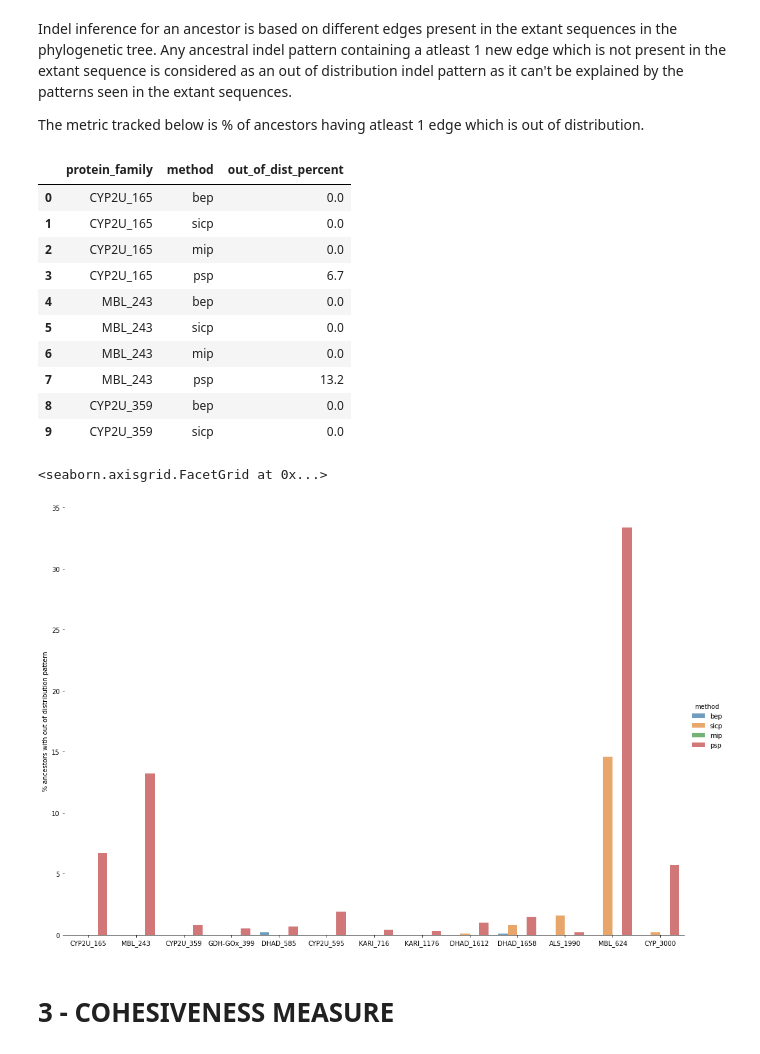
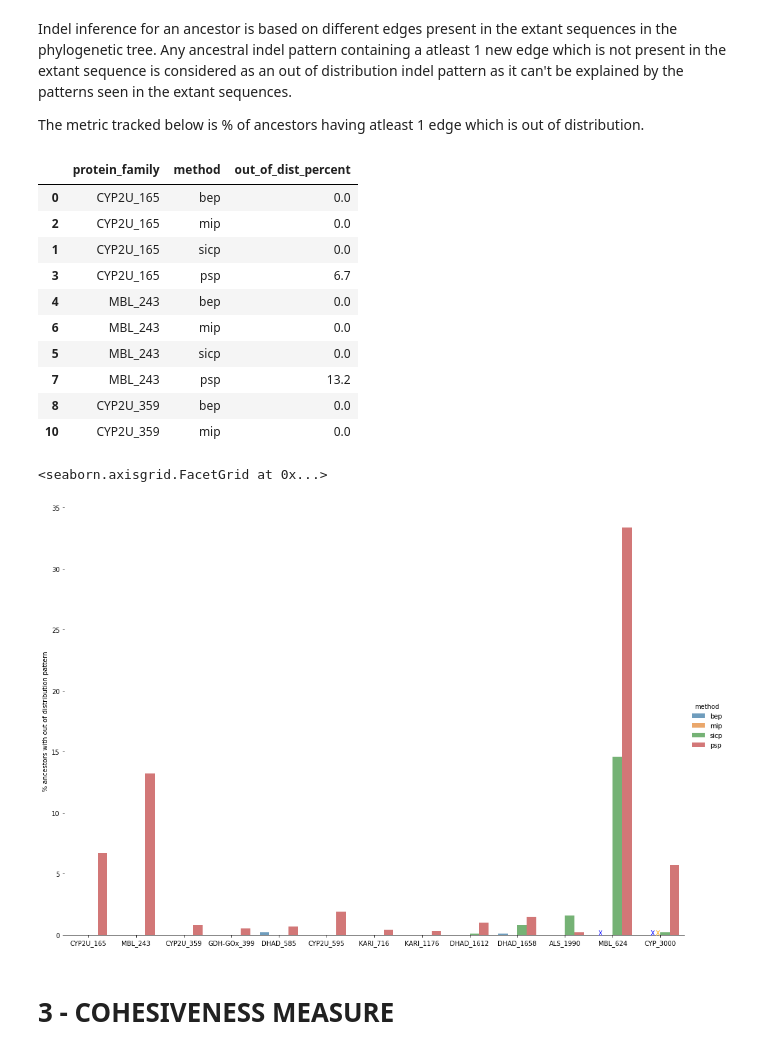
Before and after one commit to santule/indelmip, a Jupyter notebook: notebooks/evaluation_plots-v1.ipynb, the cells around one changed output. Drawn from its saved outputs; the diff is of its cells as text; code cells hidden in the pictures.

```diff
--- a/notebooks/evaluation_plots-v1.ipynb
+++ b/notebooks/evaluation_plots-v1.ipynb
@@ -62,24 +79,35 @@ with open(experiment_result_folder + 'out_of_dist_evaluation.csv', 'w') as outfi
                     outfile.write(pr +',' + line + '\n')
 # %%
 out_of_dist_data = pd.read_csv(experiment_result_folder + 'out_of_dist_evaluation.csv')
+out_of_dist_data['method'] = pd.Categorical(out_of_dist_data['method'], ["bep", "mip", "sicp","psp"])
+out_of_dist_data['protein_family'] = pd.Categorical(out_of_dist_data['protein_family'],['CYP2U_165','MBL_243','CYP2U_359','GDH-GOx_399','DHAD_585','CYP2U_595','KARI_716','KARI_1176','DHAD_1612','DHAD_1658','ALS_1990','MBL_624','CYP_3000'])
+out_of_dist_data = out_of_dist_data.sort_values(['protein_family',"method"])
+
 display(out_of_dist_data.head(10))
 g = sns.catplot(data = out_of_dist_data, kind='bar', x="protein_family", y="out_of_dist_percent", hue="method",  alpha=.7, height=10, aspect=11.7/8.27)
 g.despine(left=True)
+
+# annotate for missing solution
+ax1= g.axes[0][0]
+ax1.text(10.7,0, "X",color='blue')
+ax1.text(11.8,0, "X",color='blue')
+ax1.text(11.9,0, "X",color='orange')
+
 g.set_axis_labels("", "% ancestors with out of distribution pattern")
 # %% [output]
 |  | protein_family | method | out_of_dist_percent |
 | 0 | CYP2U_165 | bep | 0.0 |
+| 2 | CYP2U_165 | mip | 0.0 |
 | 1 | CYP2U_165 | sicp | 0.0 |
-| 2 | CYP2U_165 | mip | 0.0 |
 | 3 | CYP2U_165 | psp | 6.7 |
 | 4 | MBL_243 | bep | 0.0 |
+| 6 | MBL_243 | mip | 0.0 |
 | 5 | MBL_243 | sicp | 0.0 |
-| 6 | MBL_243 | mip | 0.0 |
 | 7 | MBL_243 | psp | 13.2 |
 | 8 | CYP2U_359 | bep | 0.0 |
-| 9 | CYP2U_359 | sicp | 0.0 |
+| 10 | CYP2U_359 | mip | 0.0 |
 <seaborn.axisgrid.FacetGrid at 0x...>
-[figure, old version]
+[figure, new version]
 # %% [markdown]
 # 3 - COHESIVENESS MEASURE
 # %% [markdown]
```
Also changed, not shown: parts of 4 cells of this notebook.
